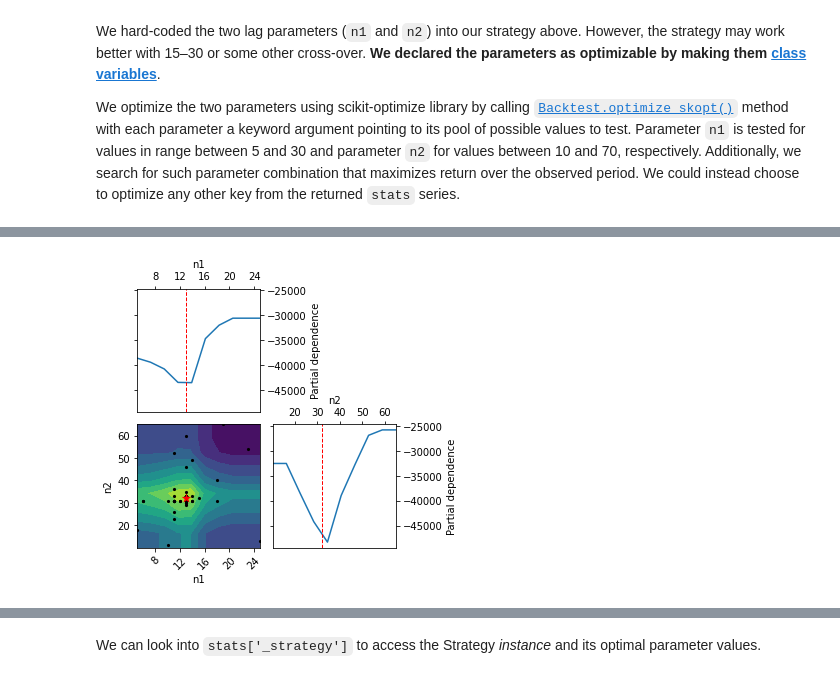
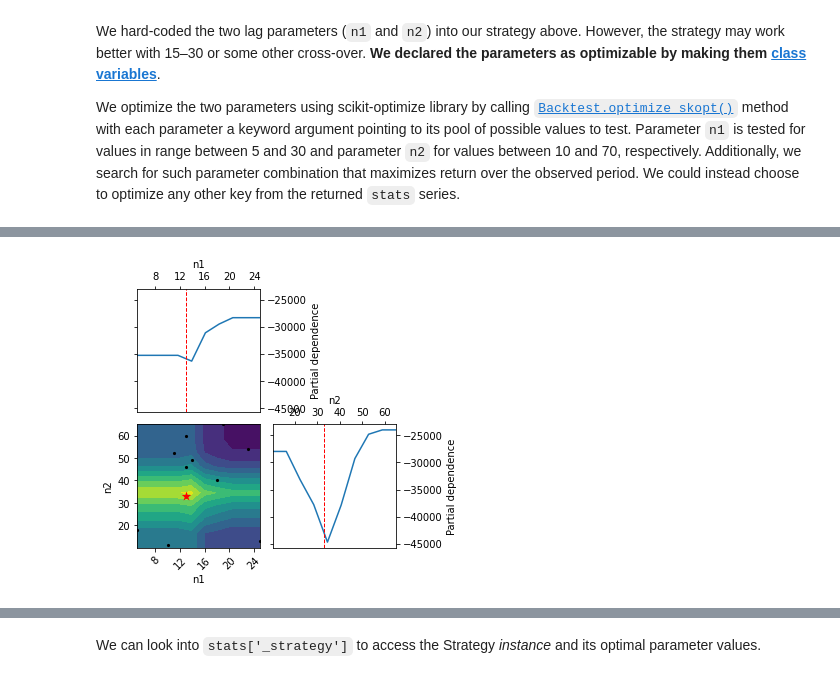
Before and after one commit to kernc/backtesting.py, a Jupyter notebook: doc/examples/quick_start_scikit_optimize.ipynb, the cells around one changed output, grey strips where cells are left out. Saved outputs shown, nothing was run; the diff lists cells and outputs as text; code cells hidden in the pictures.

Commit message:
_optomize_skopt refactor

```diff
--- a/doc/examples/quick_start_scikit_optimize.ipynb
+++ b/doc/examples/quick_start_scikit_optimize.ipynb
@@ -180,9 +180,11 @@ We optimize the two parameters using scikit-optimize library by calling
 method with each parameter a keyword argument pointing to its pool of possible values to test. Parameter `n1` is tested for values in range between 5 and 30 and parameter `n2` for values between 10 and 70, respectively. Additionally, we search for such parameter combination that maximizes return over the observed period. We could instead choose to optimize any other key from the returned `stats` series.
 # %%
 %%time
-
-results = bt.optimize_skopt(n1=range(5, 30, 5),
-                    n2=range(10, 70, 5),
-                    maximize='Equity Final [$]')
+stats, results = bt.optimize(n1=range(5, 30, 5),
+                             n2=range(10, 70, 5),
+                             maximize='Equity Final [$]',
+                             method='skopt',
+                             max_tries=20,
+                             return_heatmap=True)
 results
 # %% [output]
@@ -197,5 +210,5 @@ dtype: object
 # %%
 from skopt.plots import plot_objective
-_ = plot_objective(results['full_results'], n_points=10)
+_ = plot_objective(results, n_points=10)
 # %% [output]
-[figure, old version]
+[figure, new version]
```
Also changed, not shown: parts of 7 cells of this notebook, 2 other files.
